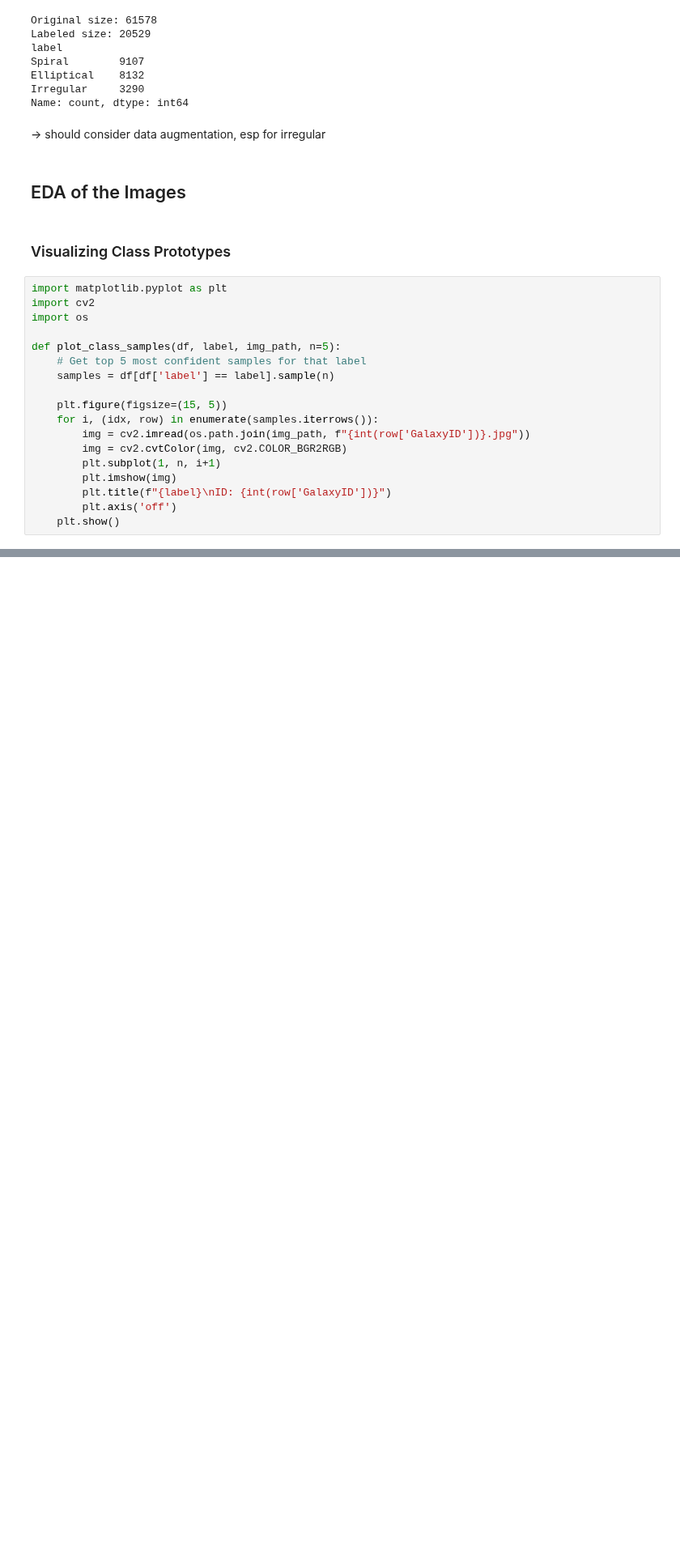
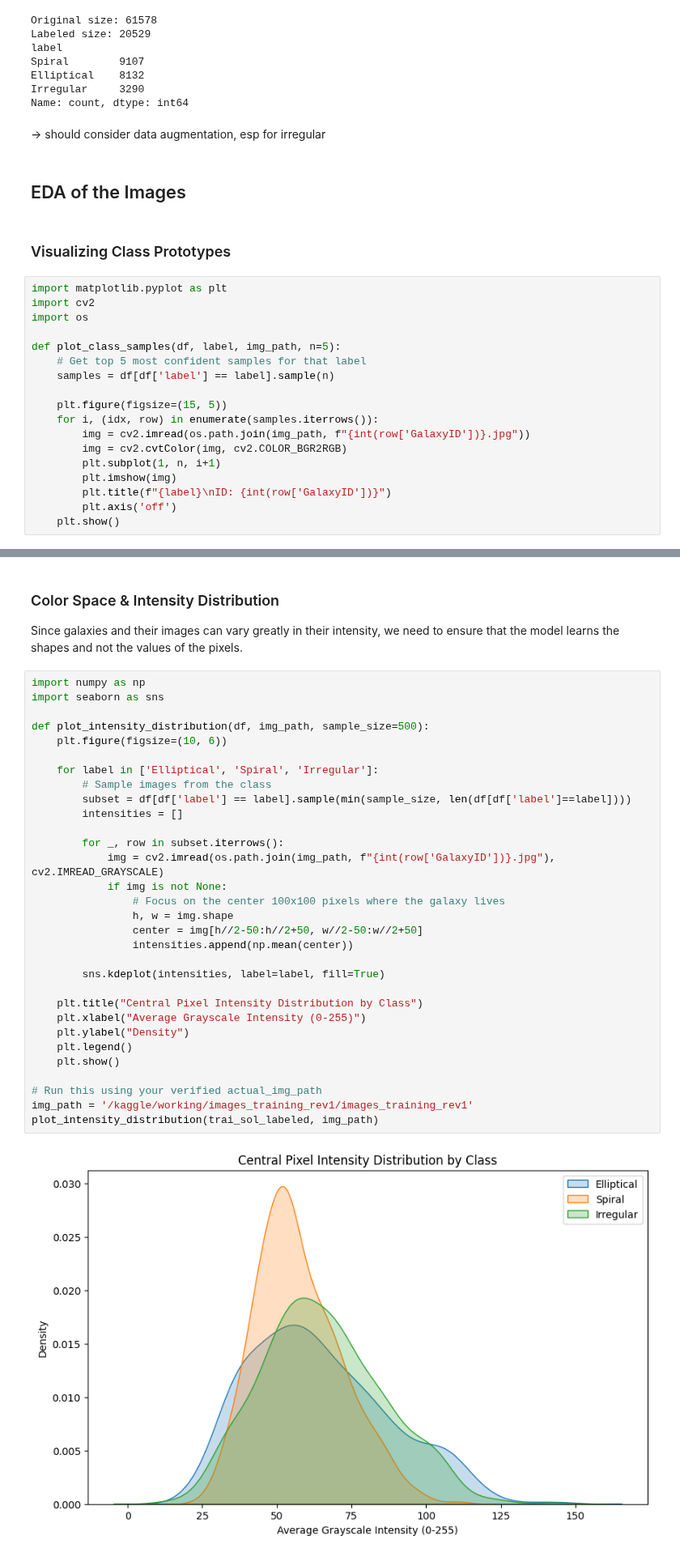
Before and after one commit to TatumSoward/ComputerVisionFinal-GalaxyMorphologyClassifier, a Jupyter notebook: aig210-galaxyzooEDA.ipynb, the cells around one changed output, grey strips where cells are left out. Shown at 81% size. Cells and saved outputs as stored; diff of their text form; blank space fills up the shorter version.

Commit message:
Kaggle Notebook | AIG210-GalaxyZooEDA | Did more image EDA

```diff
--- a/aig210-galaxyzooEDA.ipynb
+++ b/aig210-galaxyzooEDA.ipynb
@@ -165,0 +170,37 @@ for cls in ['Elliptical', 'Spiral', 'Irregular']:
+# %% [markdown]
+### Color Space & Intensity Distribution
+
+Since galaxies and their images can vary greatly in their intensity, we need to ensure that the model learns the shapes and not the values of the pixels.
+# %%
+import numpy as np
+import seaborn as sns
+
+def plot_intensity_distribution(df, img_path, sample_size=500):
+    plt.figure(figsize=(10, 6))
+
+    for label in ['Elliptical', 'Spiral', 'Irregular']:
+        # Sample images from the class
+        subset = df[df['label'] == label].sample(min(sample_size, len(df[df['label']==label])))
+        intensities = []
+
+        for _, row in subset.iterrows():
+            img = cv2.imread(os.path.join(img_path, f"{int(row['GalaxyID'])}.jpg"), cv2.IMREAD_GRAYSCALE)
+            if img is not None:
+                # Focus on the center 100x100 pixels where the galaxy lives
+                h, w = img.shape
+                center = img[h//2-50:h//2+50, w//2-50:w//2+50]
+                intensities.append(np.mean(center))
+
+        sns.kdeplot(intensities, label=label, fill=True)
+
+    plt.title("Central Pixel Intensity Distribution by Class")
+    plt.xlabel("Average Grayscale Intensity (0-255)")
+    plt.ylabel("Density")
+    plt.legend()
+    plt.show()
+
+# Run this using your verified actual_img_path
+img_path = '/kaggle/working/images_training_rev1/images_training_rev1'
+plot_intensity_distribution(trai_sol_labeled, img_path)
+# %% [output]
+[figure, added]
```
Also changed, not shown: parts of 6 cells of this notebook.
